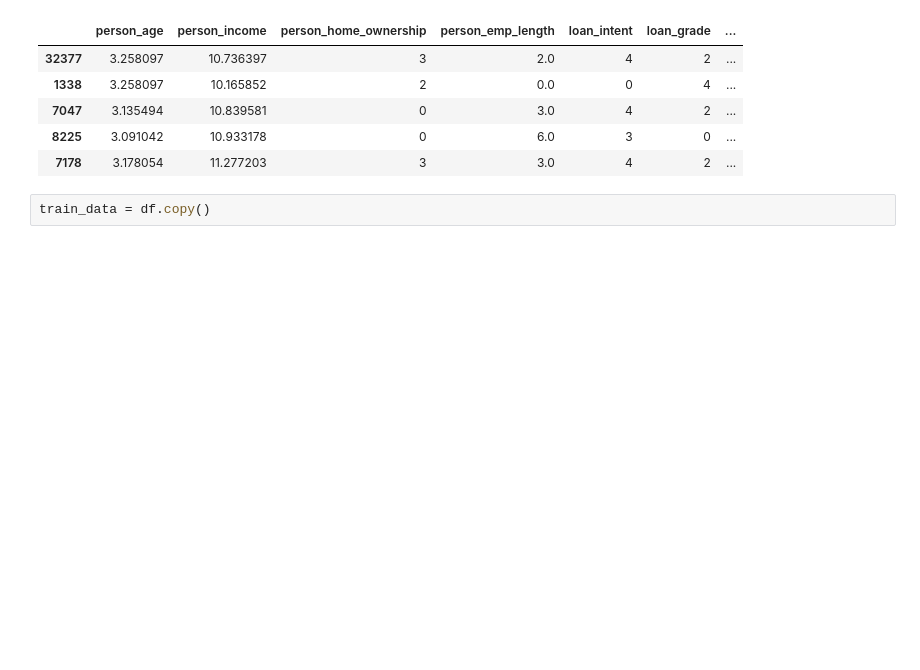
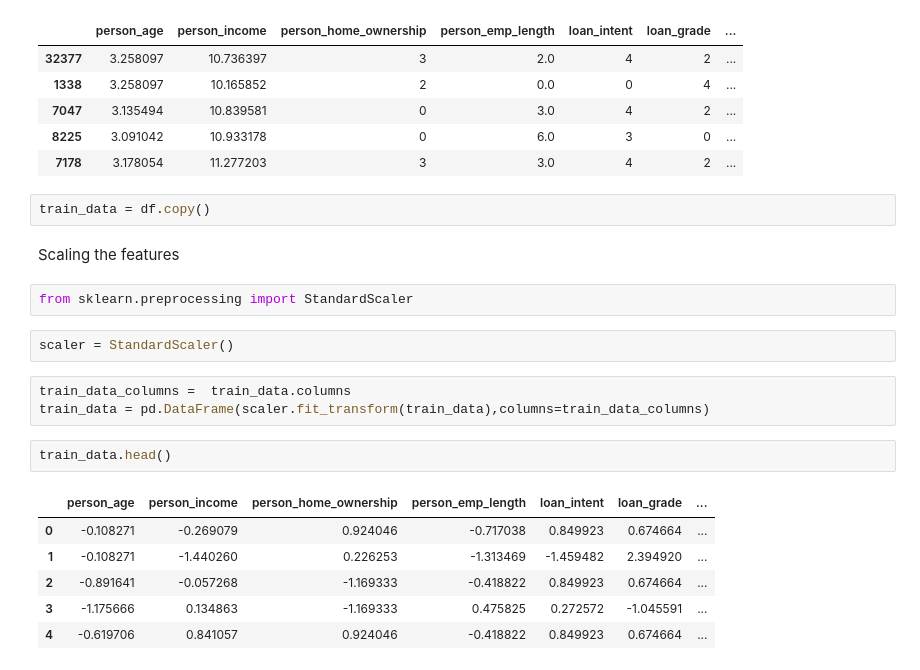
Before and after one commit to Prithvi2310/Loan-Approval-Prediction, a Jupyter notebook: ipynb files/Feature-Engineering.ipynb, the cells around one changed output. Saved outputs shown, nothing was run; the diff lists cells and outputs as text; blank space fills up the shorter version.

Commit message:
finished scaling the features of training set

```diff
--- a/ipynb files/Feature-Engineering.ipynb
+++ b/ipynb files/Feature-Engineering.ipynb
@@ -259,3 +257,21 @@ df.head()
 | 7178 | 3.178054 | 11.277203 | 3 | 3.0 | 4 | 2 | ... |
 # %%
 train_data = df.copy()
+# %% [markdown]
+Scaling the features
+# %%
+from sklearn.preprocessing import StandardScaler
+# %%
+scaler = StandardScaler()
+# %%
+train_data_columns =  train_data.columns
+train_data = pd.DataFrame(scaler.fit_transform(train_data),columns=train_data_columns)
+# %%
+train_data.head()
+# %% [output]
+|  | person_age | person_income | person_home_ownership | person_emp_length | loan_intent | loan_grade | ... |
+| 0 | -0.108271 | -0.269079 | 0.924046 | -0.717038 | 0.849923 | 0.674664 | ... |
+| 1 | -0.108271 | -1.440260 | 0.226253 | -1.313469 | -1.459482 | 2.394920 | ... |
+| 2 | -0.891641 | -0.057268 | -1.169333 | -0.418822 | 0.849923 | 0.674664 | ... |
+| 3 | -1.175666 | 0.134863 | -1.169333 | 0.475825 | 0.272572 | -1.045591 | ... |
+| 4 | -0.619706 | 0.841057 | 0.924046 | -0.418822 | 0.849923 | 0.674664 | ... |
```
Also changed, not shown: parts of 3 cells of this notebook.
